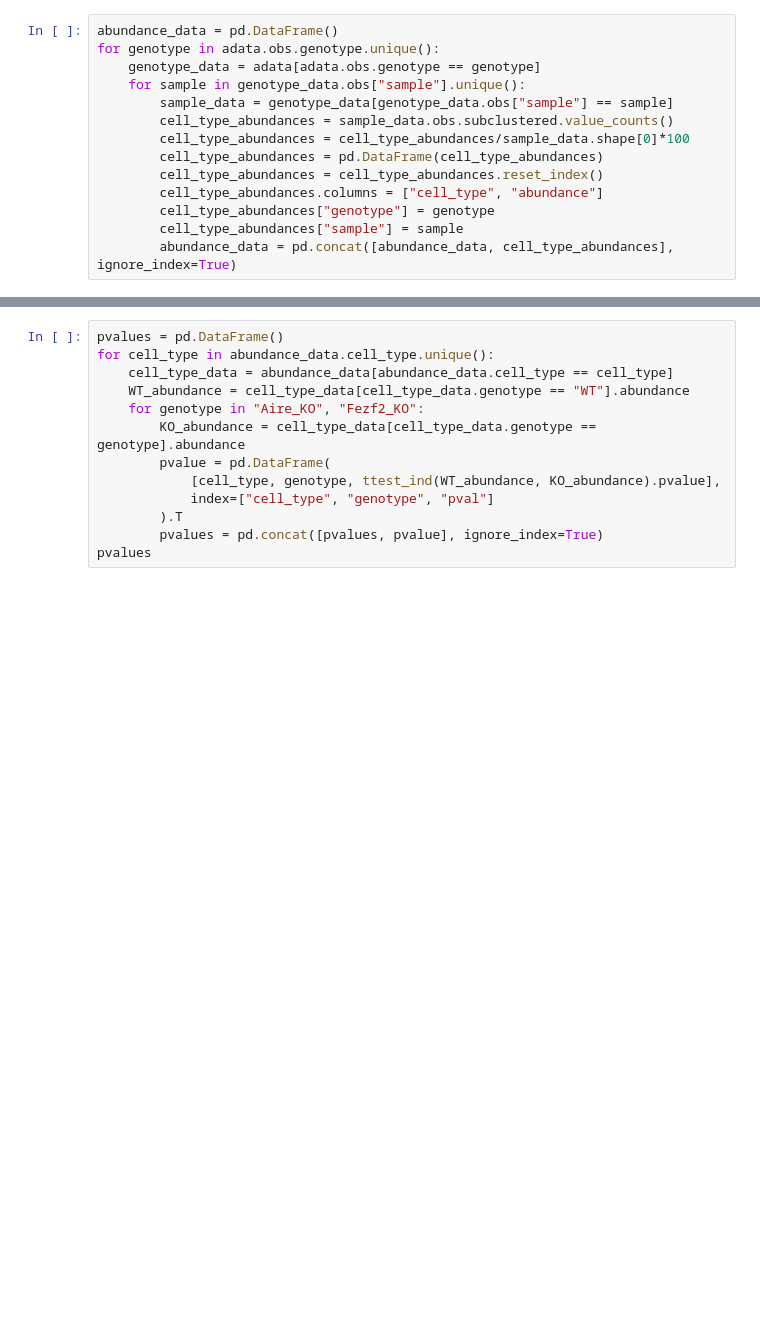
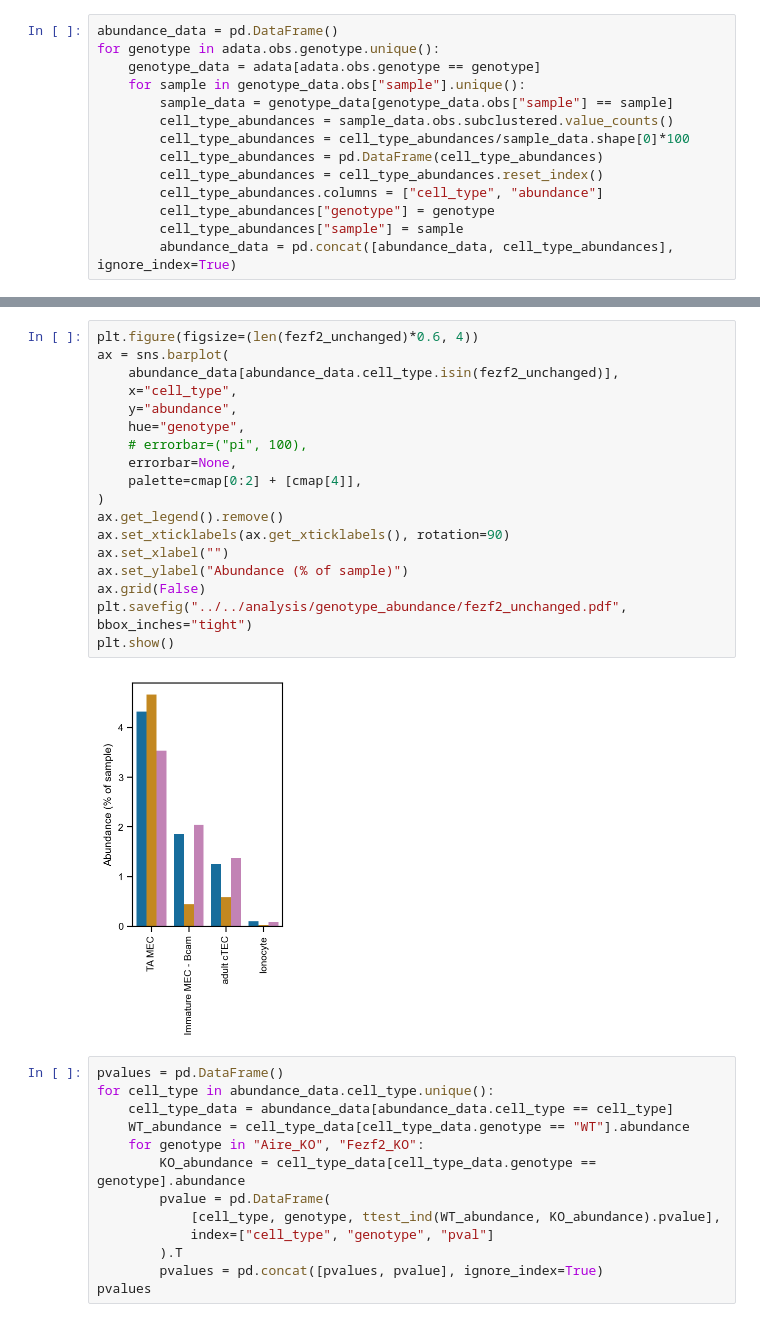
Before and after one commit to j-germino/fezf2-thymus, a Jupyter notebook: code/scRNA-seq/5_cell_type_abundances.ipynb, the cells around one changed output, grey strips where cells are left out. Cells and saved outputs as stored; diff of their text form; blank space fills up the shorter version.

```diff
--- a/code/scRNA-seq/5_cell_type_abundances.ipynb
+++ b/code/scRNA-seq/5_cell_type_abundances.ipynb
@@ -172,3 +213,23 @@ plt.show()
+# %%
+plt.figure(figsize=(len(fezf2_unchanged)*0.6, 4))
+ax = sns.barplot(
+    abundance_data[abundance_data.cell_type.isin(fezf2_unchanged)],
+    x="cell_type",
+    y="abundance",
+    hue="genotype",
+    # errorbar=("pi", 100),
+    errorbar=None,
+    palette=cmap[0:2] + [cmap[4]],
+)
+ax.get_legend().remove()
+ax.set_xticklabels(ax.get_xticklabels(), rotation=90)
+ax.set_xlabel("")
+ax.set_ylabel("Abundance (% of sample)")
+ax.grid(False)
+plt.savefig("../../analysis/genotype_abundance/fezf2_unchanged.pdf", bbox_inches="tight")
+plt.show()
+# %% [output]
+[figure, added]
 # %%
 pvalues = pd.DataFrame()
 for cell_type in abundance_data.cell_type.unique():
```
Also changed, not shown: parts of 6 cells of this notebook, 1 other file.
